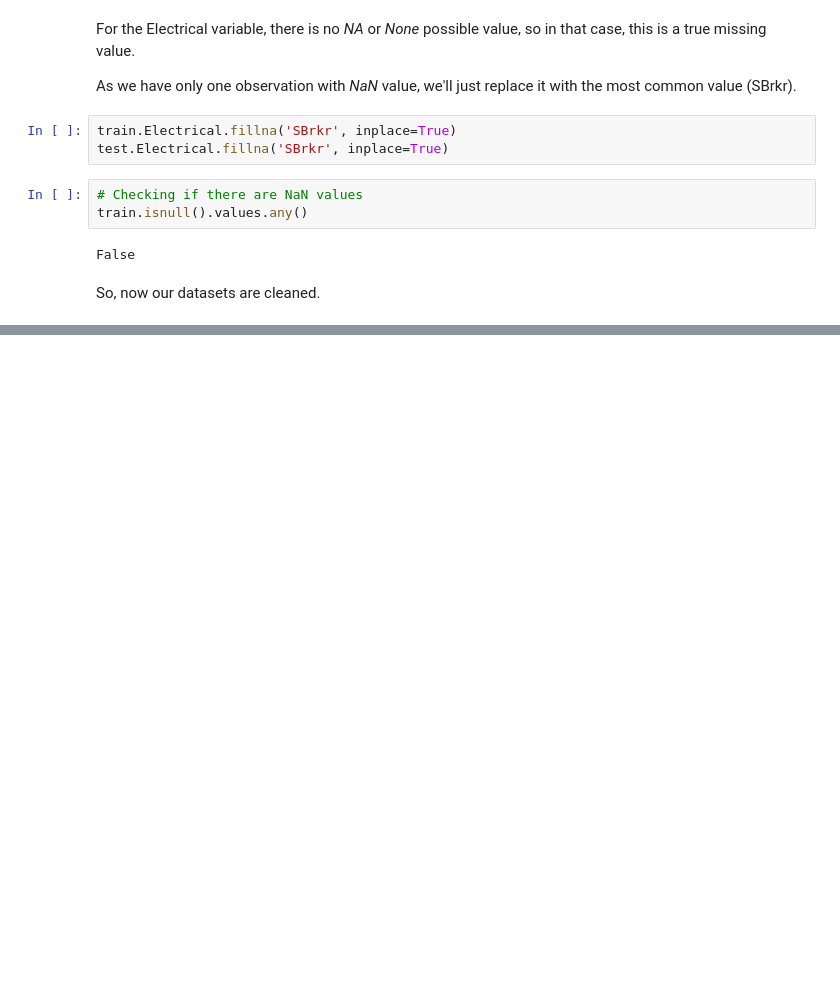
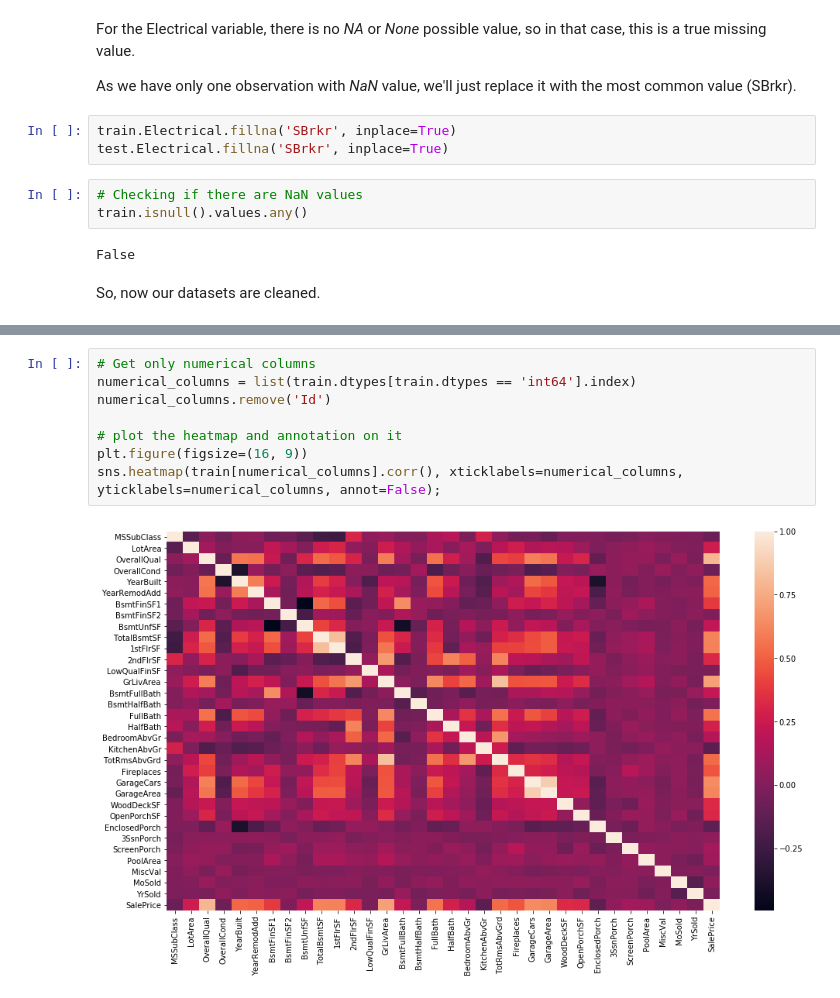
Before and after one commit to cpatrickalves/kaggle-houses-prices-prediction, a Jupyter notebook: kernel.ipynb, the cells around one changed output, grey strips where cells are left out. Saved outputs shown, nothing was run; the diff lists cells and outputs as text; blank space fills up the shorter version.

```diff
--- a/kernel.ipynb
+++ b/kernel.ipynb
@@ -247,0 +271,10 @@ So, now our datasets are cleaned.
+# %%
+# Get only numerical columns
+numerical_columns = list(train.dtypes[train.dtypes == 'int64'].index)
+numerical_columns.remove('Id')
+
+# plot the heatmap and annotation on it
+plt.figure(figsize=(16, 9))
+sns.heatmap(train[numerical_columns].corr(), xticklabels=numerical_columns, yticklabels=numerical_columns, annot=False);
+# %% [output]
+[figure, added]
```
Also changed, not shown: parts of 20 cells of this notebook.
